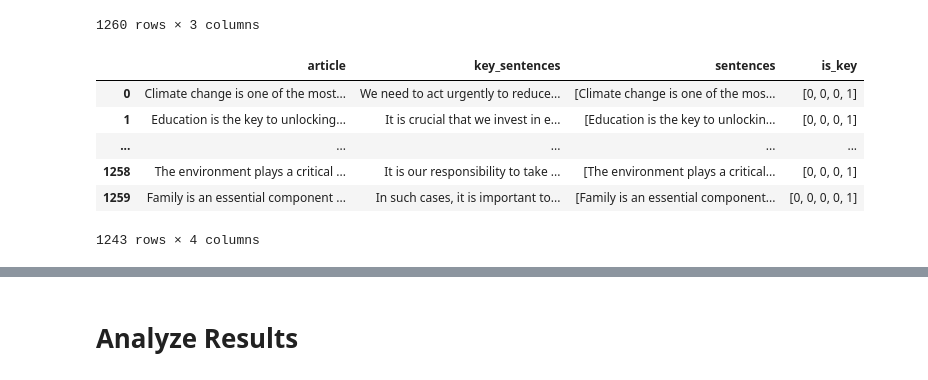
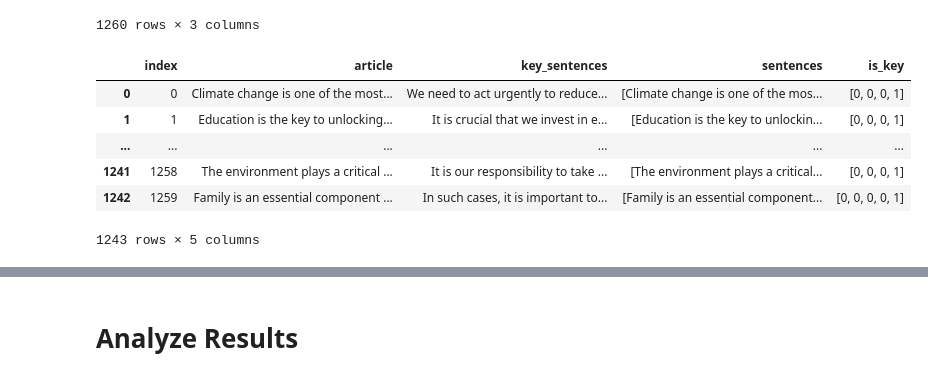
Before and after one commit to cfong32/key-sentence-extraction, a Jupyter notebook: exp15_tfidf_chatgptDS.ipynb, the cells around one changed output, grey strips where cells are left out. Saved outputs shown, nothing was run; the diff lists cells and outputs as text; code cells hidden in the pictures.

```diff
--- a/exp15_tfidf_chatgptDS.ipynb
+++ b/exp15_tfidf_chatgptDS.ipynb
@@ -65,21 +68,22 @@ df
 # %%
 df['is_key'] = df.progress_apply(
     lambda x: (
         [int(x.key_sentences in s) for s in x.sentences]
     ),
     axis=1
 )
 df = df[df.is_key.apply(sum) == 1]      # keep those paragraphs which have only one key sentence
 df = df[df.is_key.apply(len) > 1]       # keep those paragraphs which consist of multiple sentences
+df = df.reset_index()
 df
 # %% [output]
-|  | article | key_sentences | sentences | is_key |
-| 0 | Climate change is one of the most... | We need to act urgently to reduce... | [Climate change is one of the mos... | [0, 0, 0, 1] |
-| 1 | Education is the key to unlocking... | It is crucial that we invest in e... | [Education is the key to unlockin... | [0, 0, 0, 1] |
-| ... | ... | ... | ... | ... |
-| 1258 | The environment plays a critical ... | It is our responsibility to take ... | [The environment plays a critical... | [0, 0, 0, 1] |
-| 1259 | Family is an essential component ... | In such cases, it is important to... | [Family is an essential component... | [0, 0, 0, 0, 1] |
+|  | index | article | key_sentences | sentences | is_key |
+| 0 | 0 | Climate change is one of the most... | We need to act urgently to reduce... | [Climate change is one of the mos... | [0, 0, 0, 1] |
+| 1 | 1 | Education is the key to unlocking... | It is crucial that we invest in e... | [Education is the key to unlockin... | [0, 0, 0, 1] |
+| ... | ... | ... | ... | ... | ... |
+| 1241 | 1258 | The environment plays a critical ... | It is our responsibility to take ... | [The environment plays a critical... | [0, 0, 0, 1] |
+| 1242 | 1259 | Family is an essential component ... | In such cases, it is important to... | [Family is an essential component... | [0, 0, 0, 0, 1] |
-1243 rows × 4 columns
+1243 rows × 5 columns
 # %%
 # calculate TF-IDF (Term Frequency-Inverse Document Frequency)
 # then calculate the cosine-similarity of each sentence to the "article"
```
Also changed, not shown: parts of 3 cells of this notebook.
